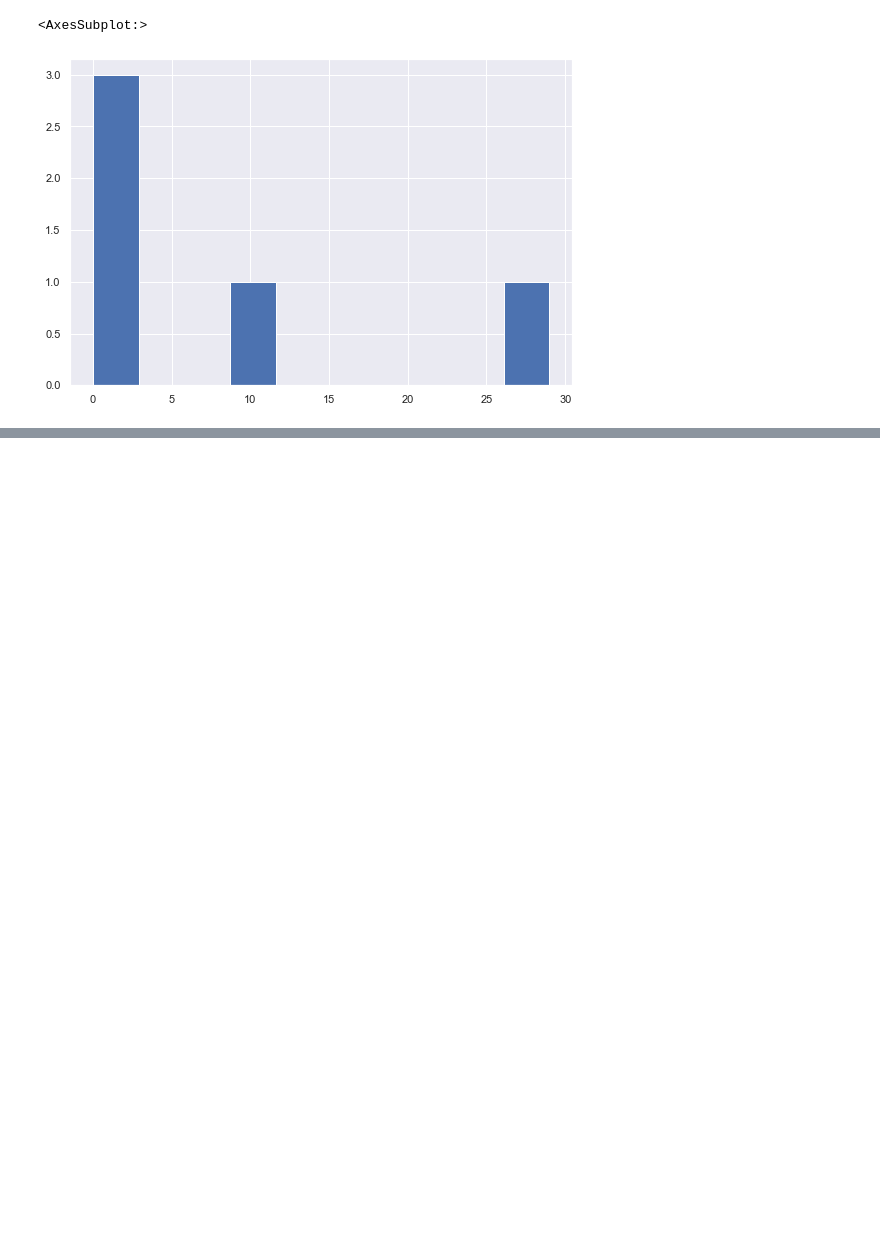
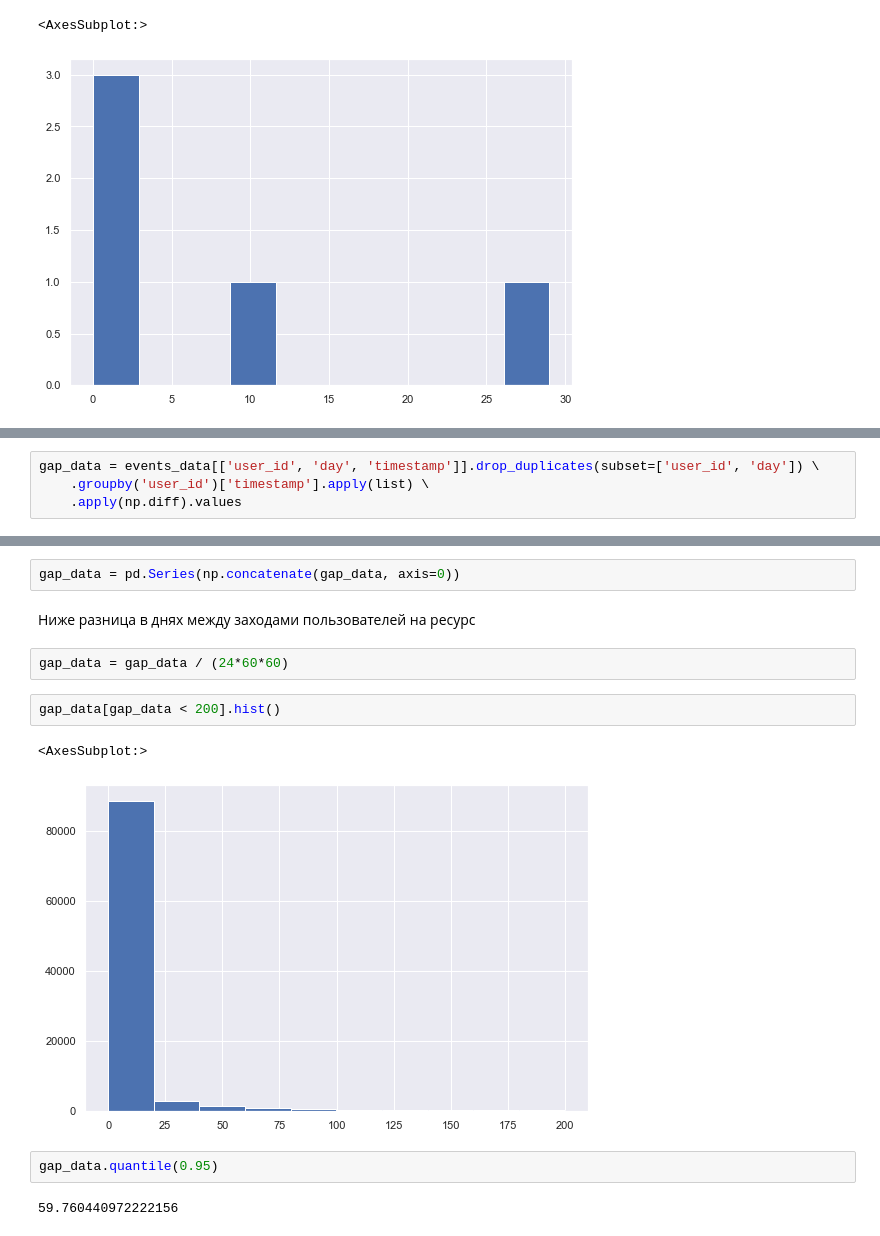
Before and after one commit to Accolyte42/Carpov_ML, a Jupyter notebook: Stepik ML consest.ipynb, the cells around one changed output, grey strips where cells are left out. Saved outputs shown, nothing was run; the diff lists cells and outputs as text; blank space fills up the shorter version.

Commit message:
Нахождение ушедших пользователей
 + Вычисление количества дней (из статистики) с которого можно считать, что пользователь ушел с курса

```diff
--- a/Stepik ML consest.ipynb
+++ b/Stepik ML consest.ipynb
@@ -269,0 +348,4 @@ user_scores.correct.hist()
+# %%
+gap_data = events_data[['user_id', 'day', 'timestamp']].drop_duplicates(subset=['user_id', 'day']) \
+    .groupby('user_id')['timestamp'].apply(list) \
+    .apply(np.diff).values
@@ -269,0 +368,15 @@ user_scores.correct.hist()
+# %%
+gap_data = pd.Series(np.concatenate(gap_data, axis=0))
+# %% [markdown]
+Ниже разница в днях между заходами пользователей на ресурс
+# %%
+gap_data = gap_data / (24*60*60)
+# %%
+gap_data[gap_data < 200].hist()
+# %% [output]
+<AxesSubplot:>
+[figure, added]
+# %%
+gap_data.quantile(0.95)
+# %% [output]
+59.760440972222156
```
Also changed, not shown: parts of 19 cells of this notebook.
